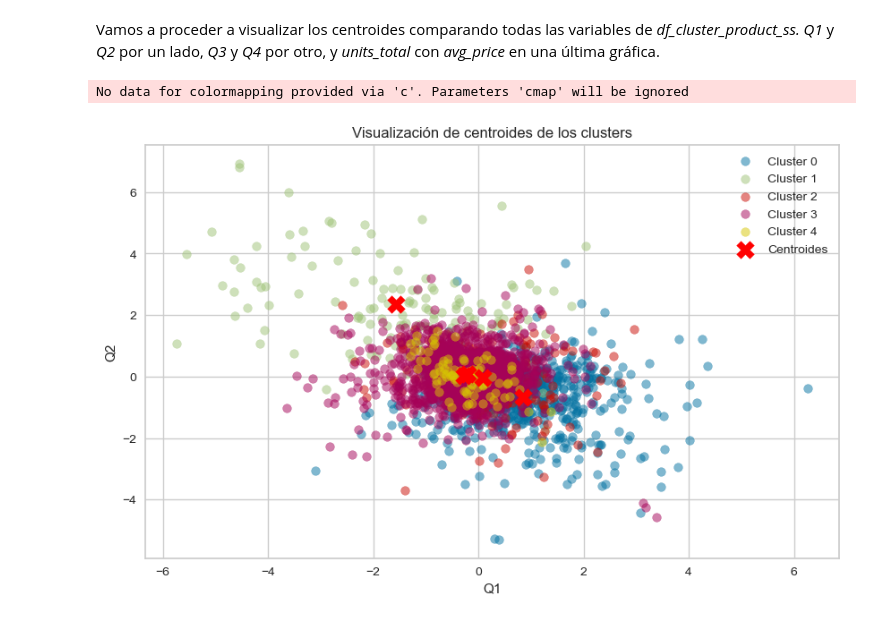
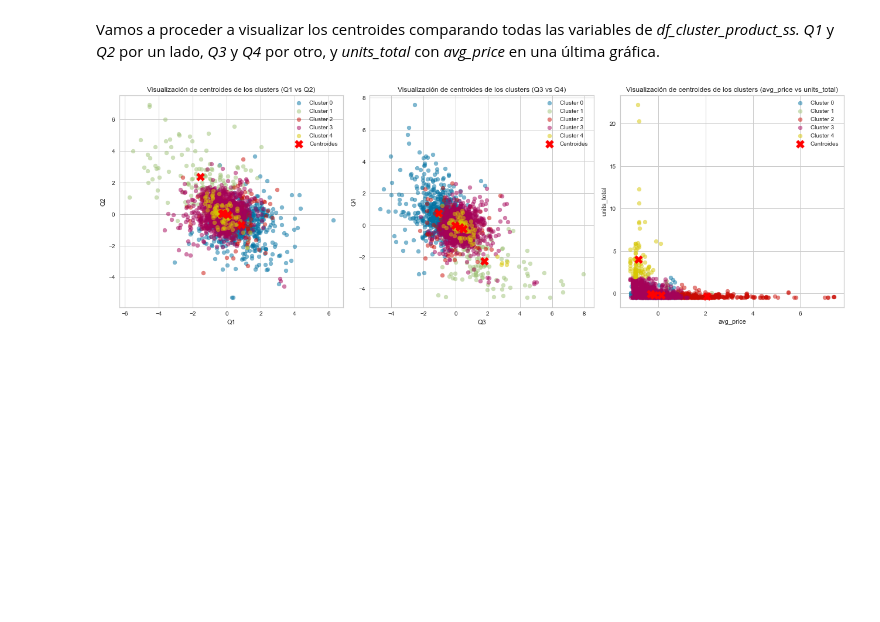
Before and after one commit to alitermat/capstone_retail_TFM, a Jupyter notebook: notebooks/Clustering_producto.ipynb, the cells around one changed output. Drawn from its saved outputs; the diff is of its cells as text; code cells hidden in the pictures; blank space fills up the shorter version.

Commit message:
scatter plots

```diff
--- a/notebooks/Clustering_producto.ipynb
+++ b/notebooks/Clustering_producto.ipynb
@@ -498,36 +463,42 @@ Vamos a proceder a visualizar los centroides comparando todas las variables de *
 # %%
 centroids = kmeans.cluster_centers_
 labels = kmeans.labels_
 
-# Ahora, graficamos los puntos de datos y los centroides
-plt.figure(figsize=(10, 6))
+fig, axs = plt.subplots(1, 3, figsize=(18, 6))
 
-# Graficamos los puntos de datos de las variables Q1 y Q2
-# Aquí asignamos una etiqueta a cada cluster para la leyenda
-for i in range(kmeans.n_clusters):
-    plt.scatter(df_cluster_product_ss.iloc[labels == i, 0],
-                df_cluster_product_ss.iloc[labels == i, 1],
-                label=f'Cluster {i}',
-                cmap='viridis',
-                marker='o',
-                alpha=0.5)
+# Definimos los títulos y las columnas para cada subplot
+titles = ['Q1 vs Q2', 'Q3 vs Q4', 'avg_price vs units_total']
+columns = [(0, 1), (2, 3), (5, 4)]
 
-# Graficamos los centroides
-plt.scatter(centroids[:, 0],
-            centroids[:, 1],
-            c='red', marker='X',
-            s=200,
-            label='Centroides')
+for i, ax in enumerate(axs):
+    # Graficamos los puntos de datos
+    for j in range(kmeans.n_clusters):
+        ax.scatter(
+            df_cluster_product_ss.iloc[labels == j, columns[i][0]],
+            df_cluster_product_ss.iloc[labels == j, columns[i][1]],
+            label=f'Cluster {j}',
+            cmap='viridis',
+            marker='o',
+            alpha=0.5
+        )
 
-plt.title('Visualización de centroides de los clusters')
-plt.xlabel(df_cluster_product_ss.columns[0])
-plt.ylabel(df_cluster_product_ss.columns[1])
+    # Graficamos los centroides
+    ax.scatter(
+        centroids[:, columns[i][0]],
+        centroids[:, columns[i][1]],
+        c='red',
+        marker='X',
+        s=200,
+        label='Centroides'
+    )
 
-# Agregamos la leyenda al gráfico
-plt.legend()
+    ax.set_title(f'Visualización de centroides de los clusters ({titles[i]})')
+    ax.set_xlabel(df_cluster_product_ss.columns[columns[i][0]])
+    ax.set_ylabel(df_cluster_product_ss.columns[columns[i][1]])
 
-# Mostramos el gráfico
+    ax.legend()
+
+plt.tight_layout()
 plt.show()
 # %% [output]
-No data for colormapping provided via 'c'. Parameters 'cmap' will be ignored
-[figure, old version]
+[figure, new version]
```
Also changed, not shown: parts of 24 cells of this notebook, 1 other file.
